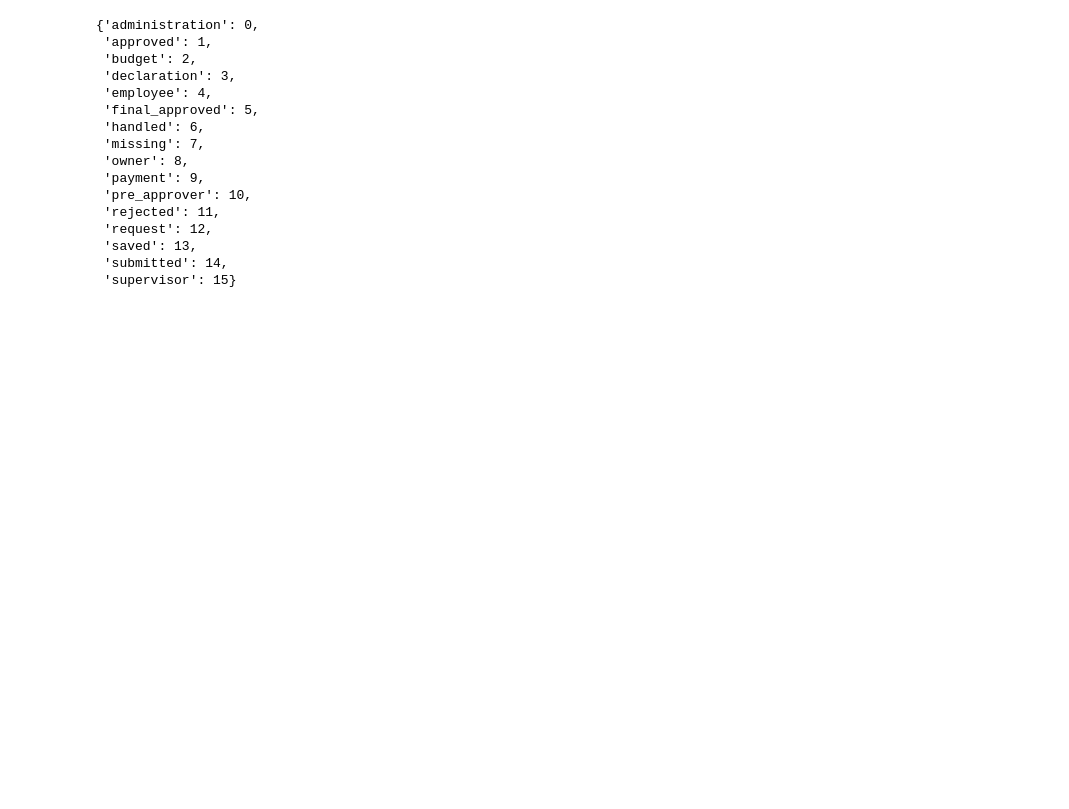
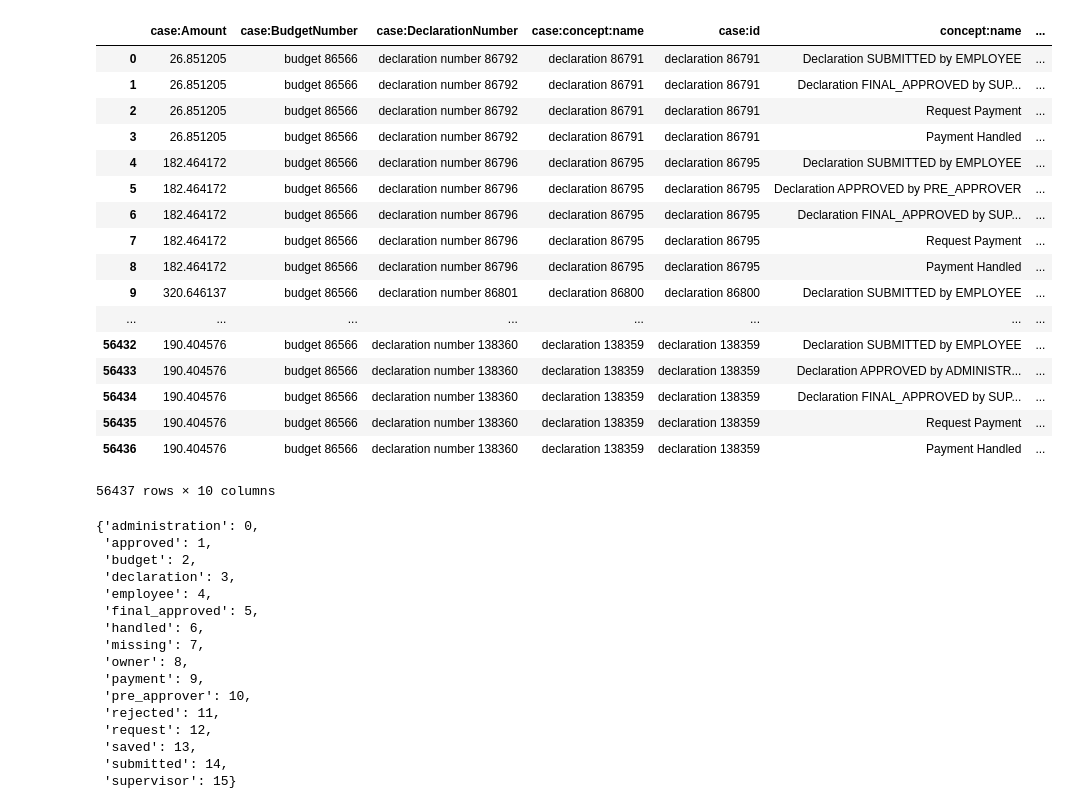
Before and after one commit to Lariiii/context-based-abstraction, a Jupyter notebook: Event_Clustering.ipynb, the cells around one changed output. Drawn from its saved outputs; the diff is of its cells as text; code cells hidden in the pictures; blank space fills up the shorter version.

```diff
--- a/Event_Clustering.ipynb
+++ b/Event_Clustering.ipynb
@@ -19,6 +16,27 @@ from sklearn.decomposition import PCA
 filepath = 'data/DomesticDeclarations.xes'
 # %%
 df = load(filepath)
+# %%
+df
+# %% [output]
+|  | case:Amount | case:BudgetNumber | case:DeclarationNumber | case:concept:name | case:id | concept:name | ... |
+| 0 | 26.851205 | budget 86566 | declaration number 86792 | declaration 86791 | declaration 86791 | Declaration SUBMITTED by EMPLOYEE | ... |
+| 1 | 26.851205 | budget 86566 | declaration number 86792 | declaration 86791 | declaration 86791 | Declaration FINAL_APPROVED by SUP... | ... |
+| 2 | 26.851205 | budget 86566 | declaration number 86792 | declaration 86791 | declaration 86791 | Request Payment | ... |
+| 3 | 26.851205 | budget 86566 | declaration number 86792 | declaration 86791 | declaration 86791 | Payment Handled | ... |
+| 4 | 182.464172 | budget 86566 | declaration number 86796 | declaration 86795 | declaration 86795 | Declaration SUBMITTED by EMPLOYEE | ... |
+| 5 | 182.464172 | budget 86566 | declaration number 86796 | declaration 86795 | declaration 86795 | Declaration APPROVED by PRE_APPROVER | ... |
+| 6 | 182.464172 | budget 86566 | declaration number 86796 | declaration 86795 | declaration 86795 | Declaration FINAL_APPROVED by SUP... | ... |
+| 7 | 182.464172 | budget 86566 | declaration number 86796 | declaration 86795 | declaration 86795 | Request Payment | ... |
+| 8 | 182.464172 | budget 86566 | declaration number 86796 | declaration 86795 | declaration 86795 | Payment Handled | ... |
+| 9 | 320.646137 | budget 86566 | declaration number 86801 | declaration 86800 | declaration 86800 | Declaration SUBMITTED by EMPLOYEE | ... |
+| ... | ... | ... | ... | ... | ... | ... | ... |
+| 56432 | 190.404576 | budget 86566 | declaration number 138360 | declaration 138359 | declaration 138359 | Declaration SUBMITTED by EMPLOYEE | ... |
+| 56433 | 190.404576 | budget 86566 | declaration number 138360 | declaration 138359 | declaration 138359 | Declaration APPROVED by ADMINISTR... | ... |
+| 56434 | 190.404576 | budget 86566 | declaration number 138360 | declaration 138359 | declaration 138359 | Declaration FINAL_APPROVED by SUP... | ... |
+| 56435 | 190.404576 | budget 86566 | declaration number 138360 | declaration 138359 | declaration 138359 | Request Payment | ... |
+| 56436 | 190.404576 | budget 86566 | declaration number 138360 | declaration 138359 | declaration 138359 | Payment Handled | ... |
+56437 rows × 10 columns
 # %%
 # https://www.kaggle.com/jbencina/clustering-documents-with-tfidf-and-kmeans
 
```
Also changed, not shown: parts of 6 cells of this notebook.
